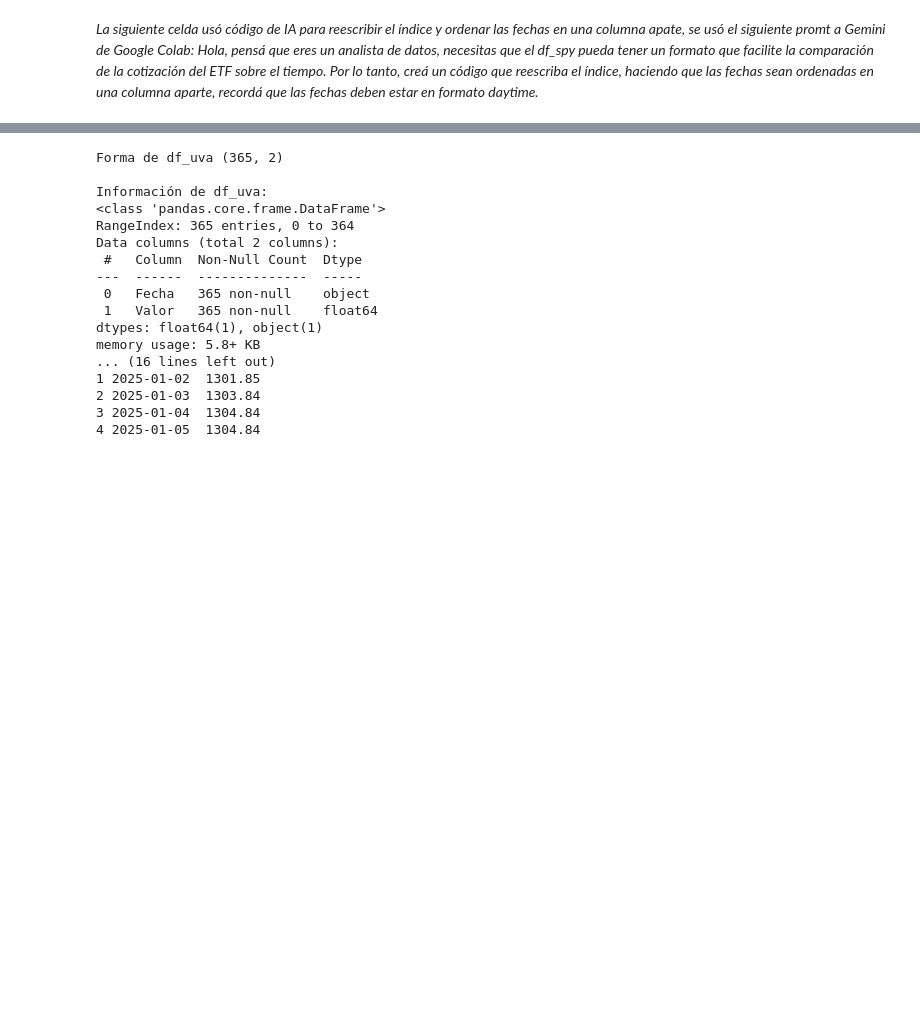
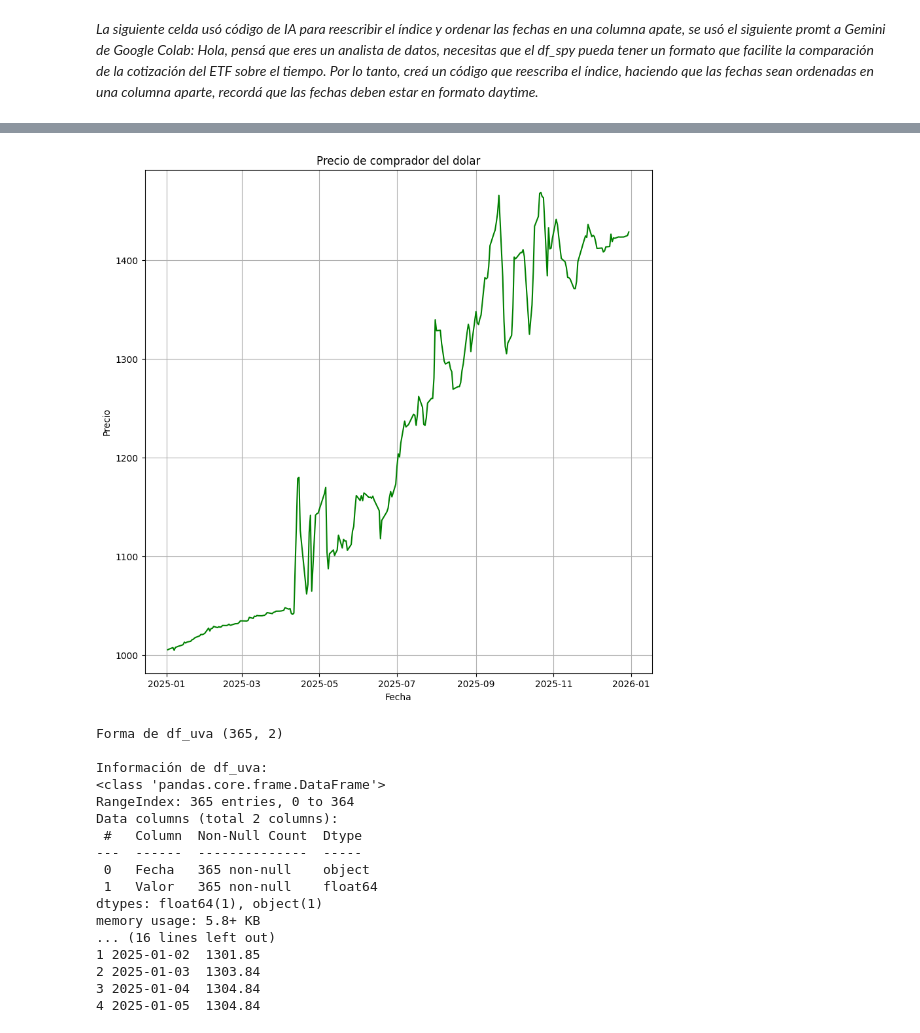
Before and after one commit to fnlopezsanz/TP_Lab_Met_Cuantitativos_Inversiones, a Jupyter notebook: notebook_inversiones.ipynb, the cells around one changed output, grey strips where cells are left out. Cells and saved outputs as stored; diff of their text form; code cells hidden in the pictures; blank space fills up the shorter version.

Commit message:
Creamos los gráficos y sumo el df del valor del dólar

```diff
--- a/notebook_inversiones.ipynb
+++ b/notebook_inversiones.ipynb
@@ -23,6 +24,8 @@ df_uva = pd.read_csv(URL + "unidad-de-valor-adquisitivo-uva-20250101-20251231.cs
 df_fijo = pd.read_csv(URL + "tasas-de-interes-por-depositos-a-30-dias-de-plazo-en-entidades-financieras-20250101-20251231.csv")
 #Inflación
 df_inflacion = pd.read_csv(URL + "IPC_NACIONAL_INDEC.csv", sep=";", encoding='latin1') #Tuvimos ciertos errores al descargar este archivo, Gemini los solucionó poniendo como separador el ;, además de especificar la codificación latin1
+#Valor del dolar
+df_dolar = pd.read_csv(URL + "cierre_de_cotizaciones_DOLAR_2026-10-30.csv")
 # %% [output]
 [*********************100%***********************]  1 of 1 completed
 # %% [markdown]
@@ -97,3 +166,14 @@ Primeras filas de df_spy modificado:
+# %%
+#Graficamos el Valor del dolar
+plt.figure(figsize=(10,10))
+sb.lineplot(x = "Fecha", y ="Comprador", data = df_dolar, color = "green")
+plt.title("Precio de comprador del dolar")
+plt.xlabel("Fecha")
+plt.ylabel("Precio")
+plt.grid(True)
+plt.show()
+# %% [output]
+[figure, added]
 # %%
 #Evaluamos el df del plazo UVA
 
```
Also changed, not shown: parts of 10 cells of this notebook.
